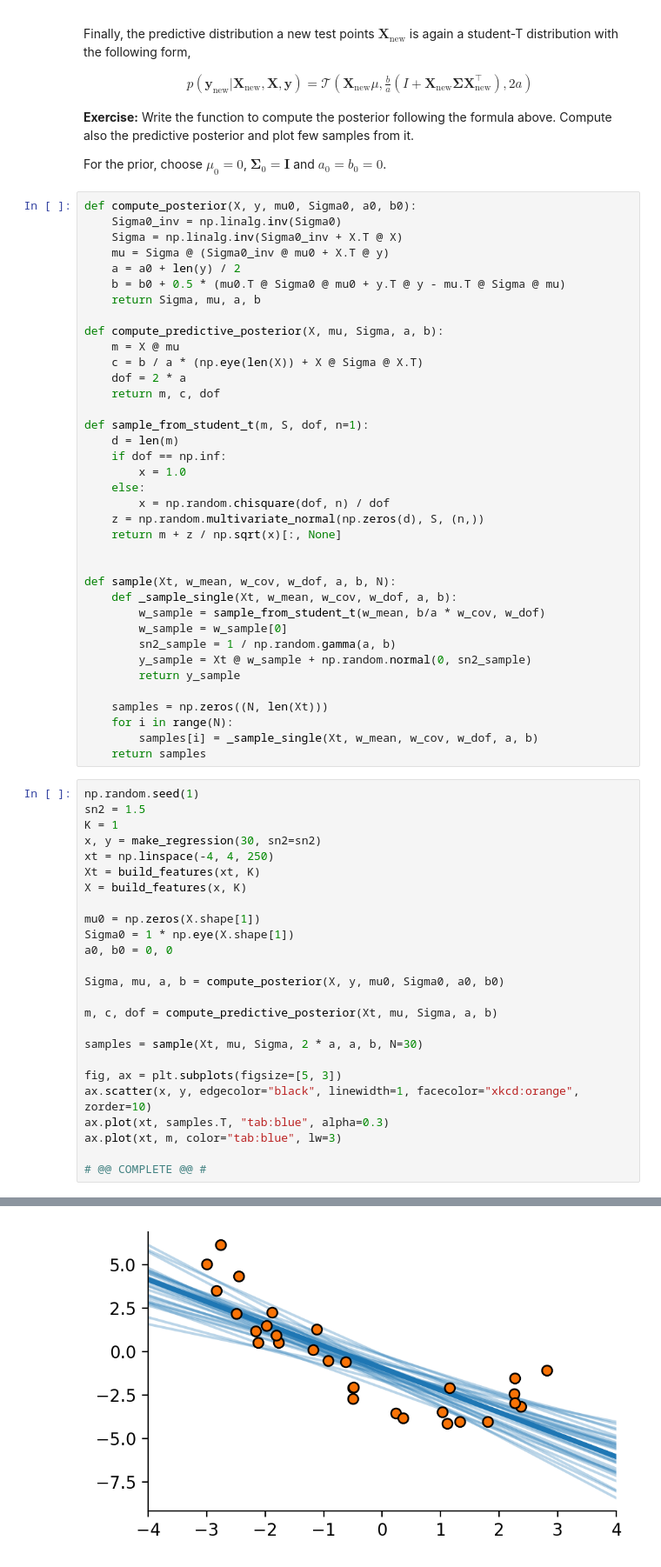
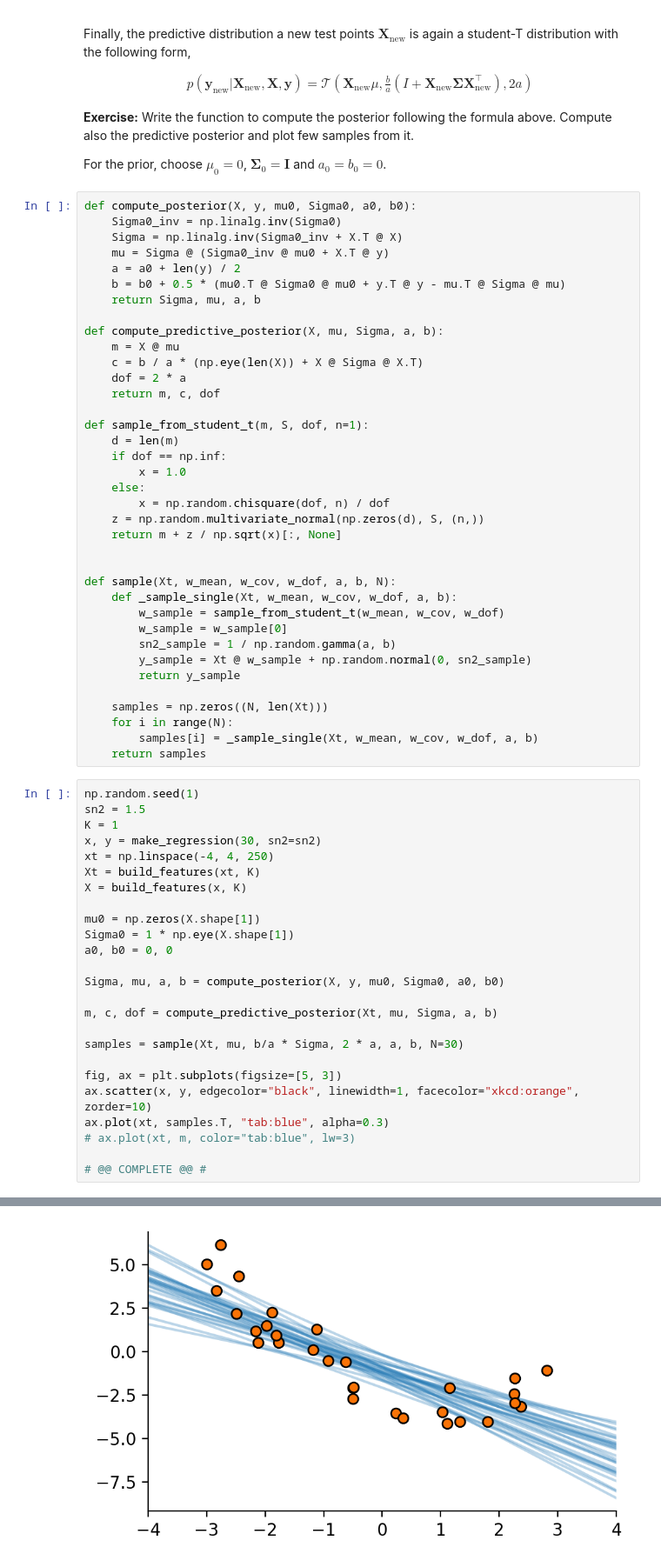
Before and after one commit to francdente/asi-labs, a Jupyter notebook: lab_week1-public/Bayesian_Linear_Regression.ipynb, the cells around one changed output, grey strips where cells are left out. Shown: that part at 87% size. Saved outputs shown, nothing was run; the diff lists cells and outputs as text.

```diff
--- a/lab_week1-public/Bayesian_Linear_Regression.ipynb
+++ b/lab_week1-public/Bayesian_Linear_Regression.ipynb
@@ -684,7 +680,7 @@ def sample_from_student_t(m, S, dof, n=1):
 
 def sample(Xt, w_mean, w_cov, w_dof, a, b, N):
     def _sample_single(Xt, w_mean, w_cov, w_dof, a, b):
-        w_sample = sample_from_student_t(w_mean, b/a * w_cov, w_dof)
+        w_sample = sample_from_student_t(w_mean, w_cov, w_dof)
         w_sample = w_sample[0]
         sn2_sample = 1 / np.random.gamma(a, b)
         y_sample = Xt @ w_sample + np.random.normal(0, sn2_sample)
@@ -711,12 +707,12 @@ Sigma, mu, a, b = compute_posterior(X, y, mu0, Sigma0, a0, b0)
 
 m, c, dof = compute_predictive_posterior(Xt, mu, Sigma, a, b)
 
-samples = sample(Xt, mu, Sigma, 2 * a, a, b, N=30)
+samples = sample(Xt, mu, b/a * Sigma, 2 * a, a, b, N=30)
 
 fig, ax = plt.subplots(figsize=[5, 3])
 ax.scatter(x, y, edgecolor="black", linewidth=1, facecolor="xkcd:orange", zorder=10)
 ax.plot(xt, samples.T, "tab:blue", alpha=0.3)
-ax.plot(xt, m, color="tab:blue", lw=3)
+# ax.plot(xt, m, color="tab:blue", lw=3)
 
 # @@ COMPLETE @@ #
 # %% [output]
@@ -724,4 +736,4 @@ ax.plot(xt, m, color="tab:blue", lw=3)
-[figure, old version]
+[figure, new version]
 # %% [markdown]
 **Question:** Compare this plot with the previous one with order 1. Do you see any difference? Comment the results.
 
```
Also changed, not shown: parts of 12 cells of this notebook, 1 other file.
